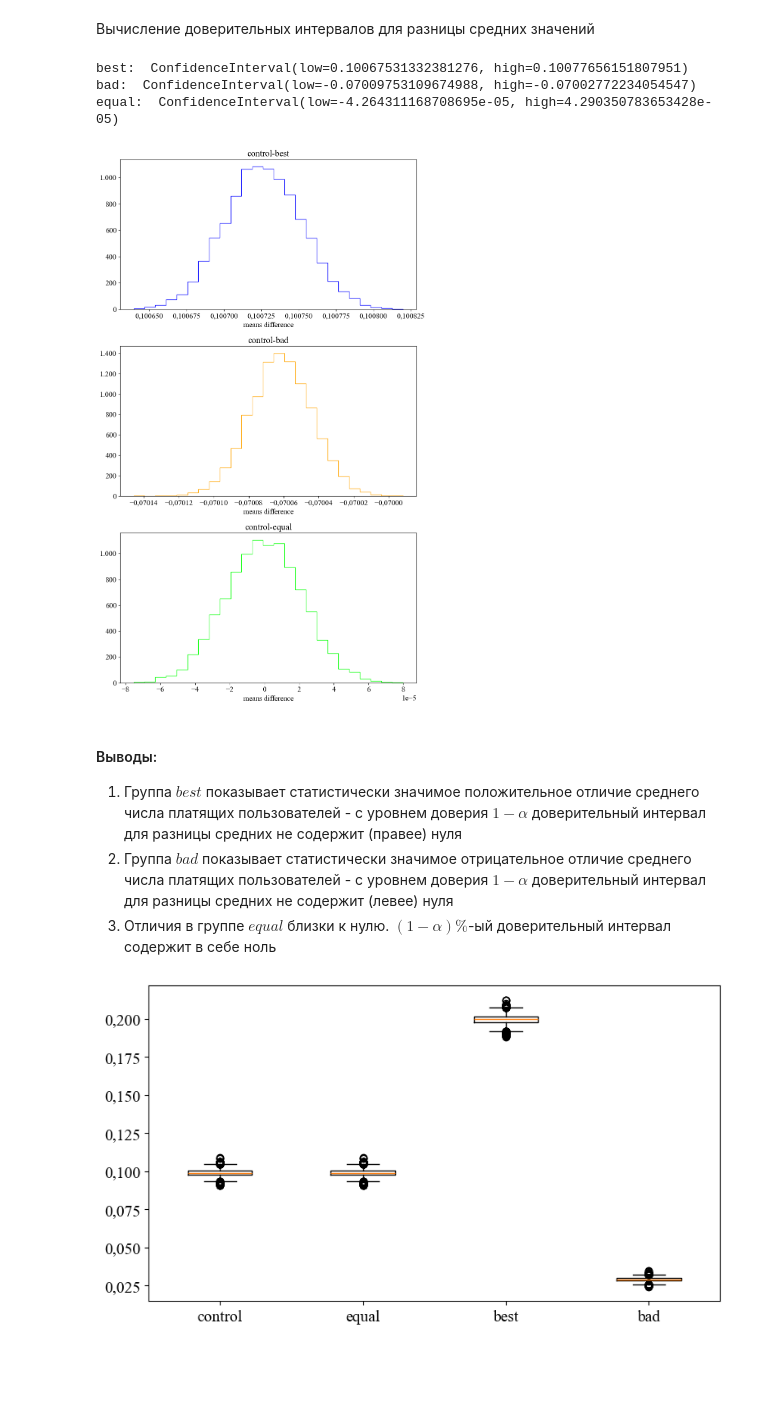
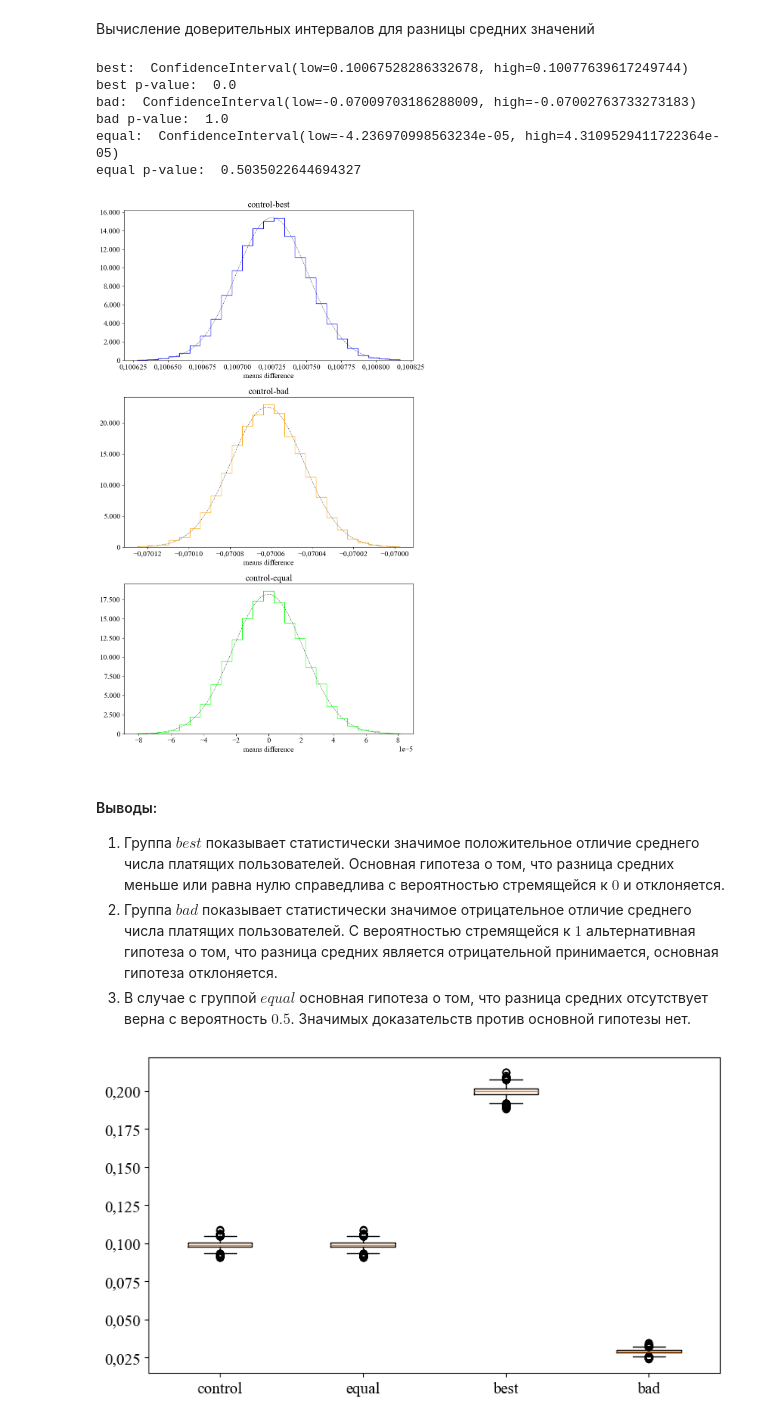
Before and after one commit to danisgrpv/skytec-games-tasks, a Jupyter notebook: task_02.ipynb, the cells around one changed output. Saved outputs shown, nothing was run; the diff lists cells and outputs as text; code cells hidden in the pictures; blank space fills up the shorter version.

```diff
--- a/task_02.ipynb
+++ b/task_02.ipynb
@@ -253,30 +253,41 @@ best = best_test_players.sample
 # %%
 # bootstrap confidence intervals for mean difference
 groups = {"best": best,
           "bad": bad,
           "equal": equal}
 
 fig, ax = plt.subplots(len(groups.items()), 1, figsize=(9, 15),)
 counter = 0
 col_gen = iter(['b', 'orange', '#00FF00'])
 for label, group in groups.items():
     res = bootstrap_ci(group, control, alpha)
+
+    pp = np.linspace(res.bootstrap_distribution.min(),
+                     res.bootstrap_distribution.max(),
+                     1001)
+    param = stats.norm.fit(res.bootstrap_distribution)
+    distr = stats.norm(*param)
     print(f'{label}: ', res.confidence_interval)
-    ax[counter].hist(res.bootstrap_distribution, bins=25, histtype='step', color=next(col_gen))
+    print(f'{label} p-value: ', distr.cdf(0))
+    ax[counter].plot(pp, distr.pdf(pp), lw=0.5, color='k', linestyle='-.')
+    ax[counter].hist(res.bootstrap_distribution, bins=25, histtype='step', color=next(col_gen), density=True)
     ax[counter].set_title(f'control-{label}');
     ax[counter].set(xlabel='means difference');
     fig.tight_layout()
     counter += 1
 # %% [output]
-best:  ConfidenceInterval(low=0.10067531332381276, high=0.10077656151807951)
-bad:  ConfidenceInterval(low=-0.07009753109674988, high=-0.07002772234054547)
-equal:  ConfidenceInterval(low=-4.264311168708695e-05, high=4.290350783653428e-05)
+best:  ConfidenceInterval(low=0.10067528286332678, high=0.10077639617249744)
+best p-value:  0.0
+bad:  ConfidenceInterval(low=-0.07009703186288009, high=-0.07002763733273183)
+bad p-value:  1.0
+equal:  ConfidenceInterval(low=-4.236970998563234e-05, high=4.3109529411722364e-05)
+equal p-value:  0.5035022644694327
-[figure, old version]
+[figure, new version]
 # %% [markdown]
 #### Выводы:
-1. Группа $best$ показывает статистически значимое положительное отличие среднего числа платящих пользователей - с уровнем доверия $1 - \alpha$ доверительный интервал для разницы средних не содержит (правее) нуля
-2. Группа $bad$ показывает статистически значимое отрицательное отличие среднего числа платящих пользователей - с уровнем доверия $1 - \alpha$ доверительный интервал для разницы средних не содержит (левее) нуля
-3. Отличия в группе $equal$ близки к нулю. $(1 - \alpha) \%$-ый доверительный интервал содержит в себе ноль
+1. Группа $best$ показывает статистически значимое положительное отличие среднего числа платящих пользователей. Основная гипотеза о том, что разница средних меньше или равна нулю справедлива с вероятностью стремящейся к $0$ и отклоняется.
+2. Группа $bad$ показывает статистически значимое отрицательное отличие среднего числа платящих пользователей. С вероятностью стремящейся к $1$ альтернативная гипотеза о том, что разница средних является отрицательной принимается, основная гипотеза отклоняется.
+3. В случае с группой $equal$ основная гипотеза о том, что разница средних отсутствует верна с вероятность $0.5$. Значимых доказательств против основной гипотезы нет.
 # %%
 fig, ax = plt.subplots(figsize=(9, 5),)
 plt.boxplot([control, equal,  best, bad, ],
```
